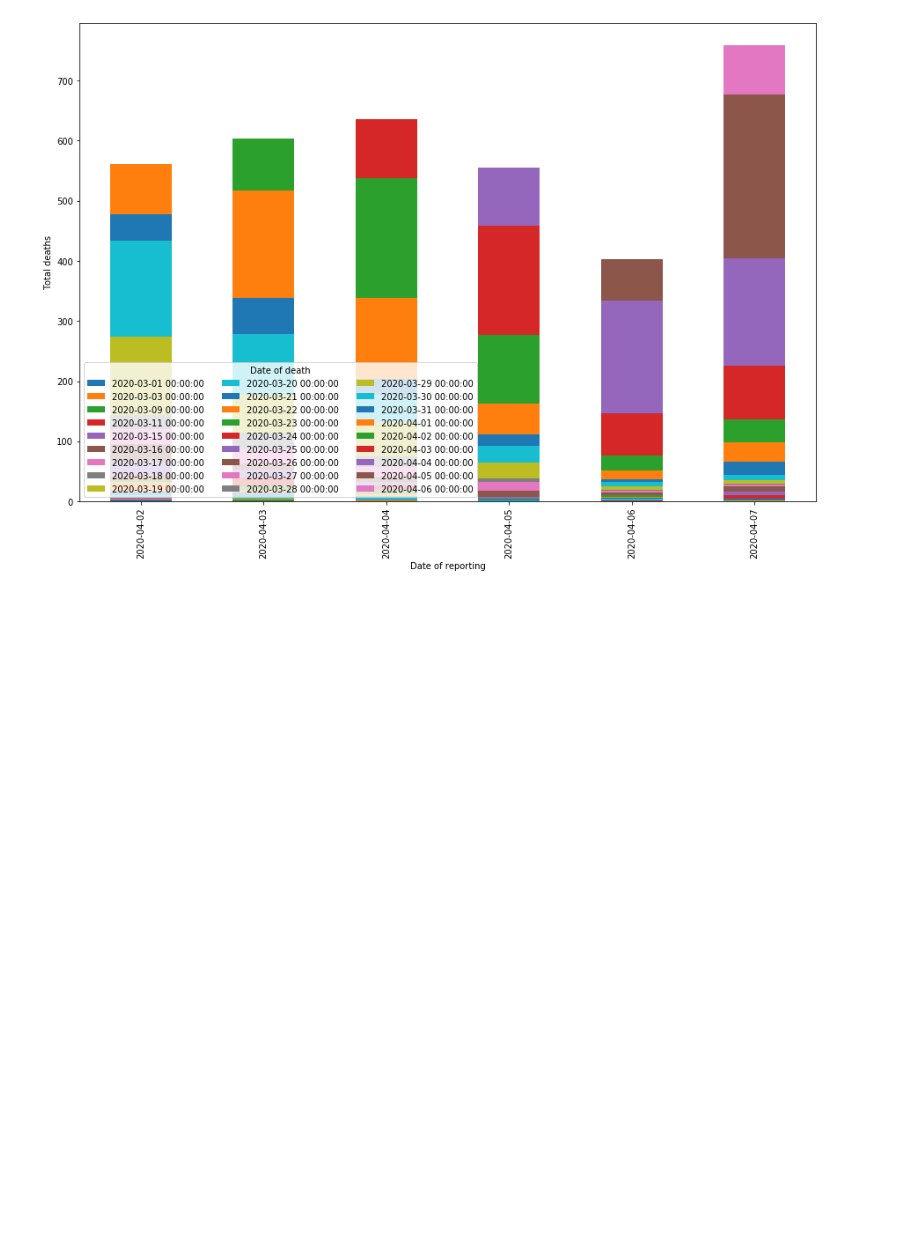
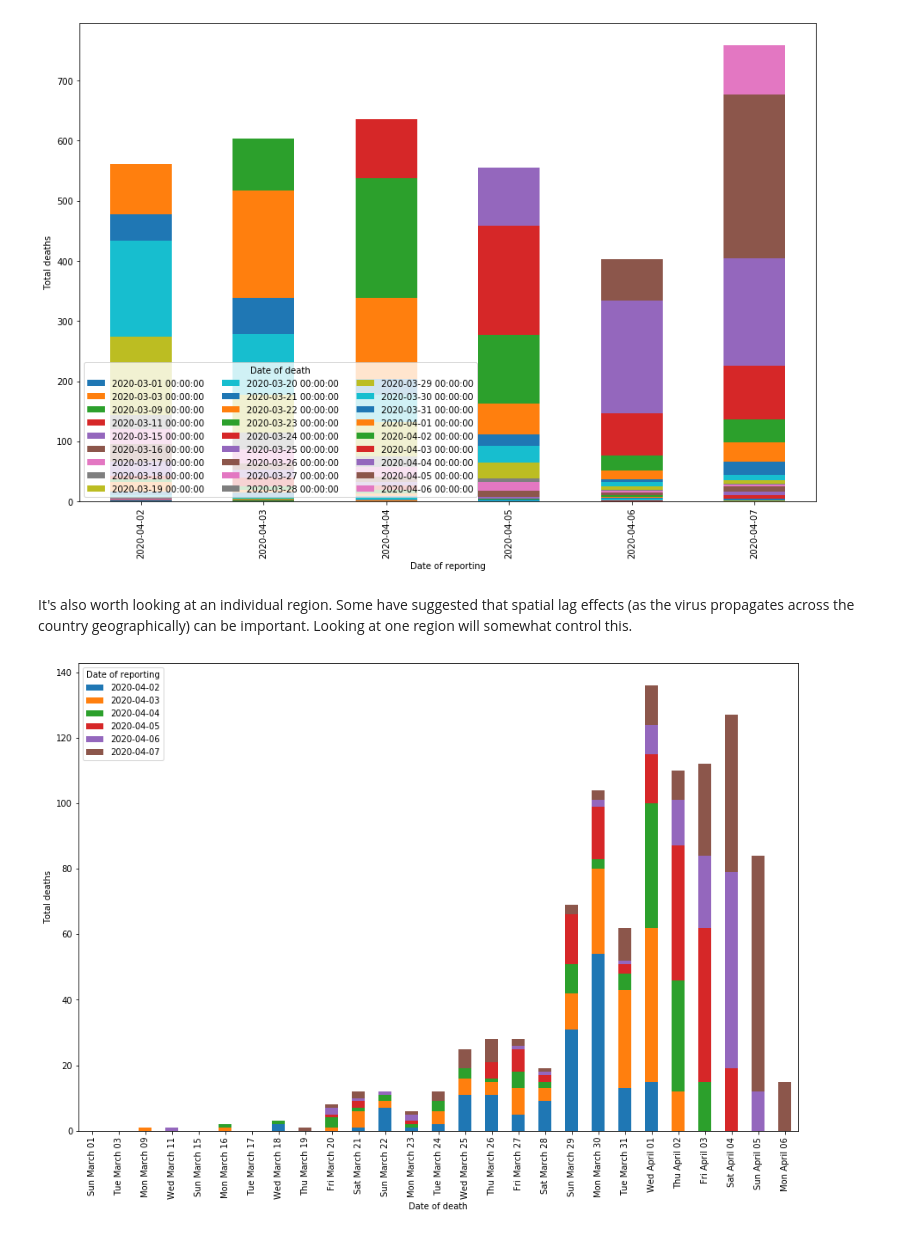
Before and after one commit to jamespjh/Covid19-Data-Personal, a Jupyter notebook: England_Covid19_Deaths_Datawrangling.ipynb, the cells around one changed output. Saved outputs shown, nothing was run; the diff lists cells and outputs as text; code cells hidden in the pictures; blank space fills up the shorter version.

```diff
--- a/England_Covid19_Deaths_Datawrangling.ipynb
+++ b/England_Covid19_Deaths_Datawrangling.ipynb
@@ -165,3 +165,16 @@ axes.legend(ncol=3, loc='lower left', title="Date of death")
 # %% [output]
 <matplotlib.legend.Legend at 0x...>
 [figure]
+# %% [markdown]
+It's also worth looking at an individual region. Some have suggested that spatial lag effects (as the virus propagates across the country geographically) can be important. Looking at one region will somewhat control this.
+# %%
+import matplotlib
+london = frames.xs('London',level=1)
+axes = london.transpose().plot(kind='bar', stacked=True, figsize = [15,10])
+axes.set_xlabel("Date of death")
+axes.set_ylabel("Total deaths")
+axes.legend().set_title("Date of reporting")
+formatted_dates = map(lambda x: x.strftime("%a %B %d"), london.columns)
+axes.set_xticklabels(formatted_dates);
+# %% [output]
+[figure, added]
```
